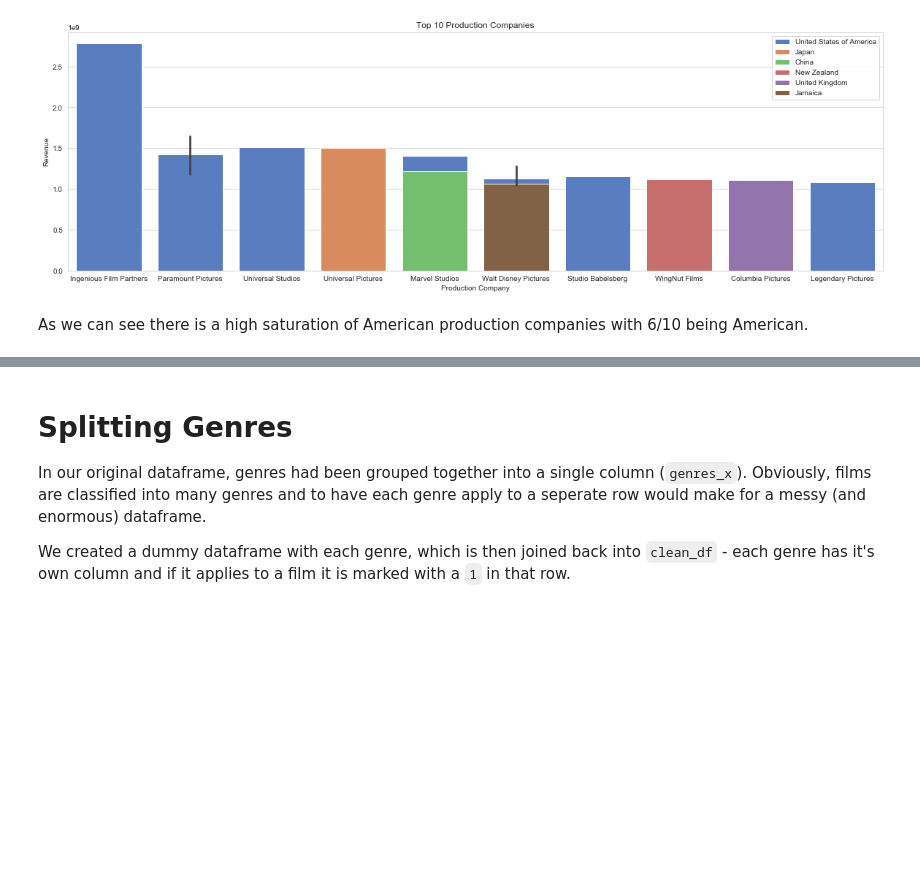
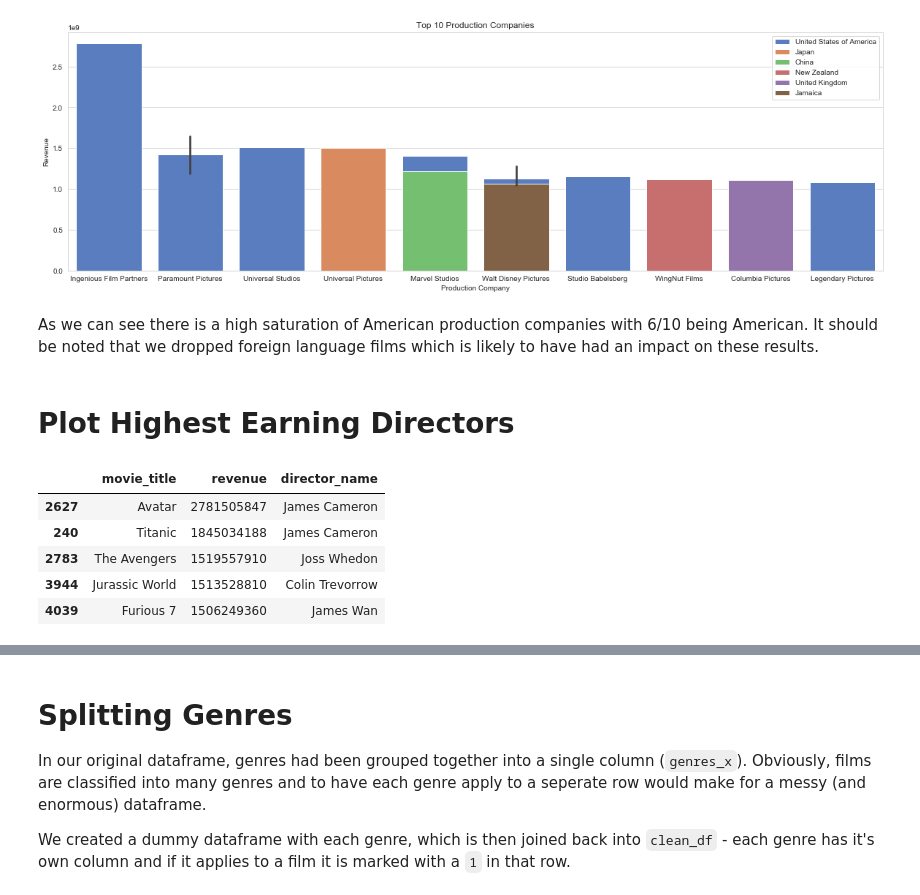
Before and after one commit to arianaroz/data-science-project-2019, a Jupyter notebook: project_working.ipynb, the cells around one changed output, grey strips where cells are left out. Saved outputs shown, nothing was run; the diff lists cells and outputs as text; code cells hidden in the pictures; blank space fills up the shorter version.

```diff
--- a/project_working.ipynb
+++ b/project_working.ipynb
@@ -425,4 +426,23 @@ plt.show()
 # %% [output]
 [figure]
 # %% [markdown]
-As we can see there is a high saturation of American production companies with 6/10 being American.
+As we can see there is a high saturation of American production companies with 6/10 being American. It should be noted that we dropped foreign language films which is likely to have had an impact on these results.
+# %% [markdown]
+# Plot Highest Earning Directors
+# %%
+# Using previously created top 10 revenue data, creating a new data frame to include the director
+top_10[['movie_title', 'director_name']] = clean_df[['movie_title', 'director_name']]
+
+top_10 = top_10.drop_duplicates()
+
+#get top 10 movies with high revenue data from the dataframe.
+top_10= top_10[['movie_title','revenue', 'director_name']][:10]
+
+top_10.head()
+# %% [output]
+|  | movie_title | revenue | director_name |
+| 2627 | Avatar | 2781505847 | James Cameron |
+| 240 | Titanic | 1845034188 | James Cameron |
+| 2783 | The Avengers | 1519557910 | Joss Whedon |
+| 3944 | Jurassic World | 1513528810 | Colin Trevorrow |
+| 4039 | Furious 7 | 1506249360 | James Wan |
```
Also changed, not shown: parts of 10 cells of this notebook.
